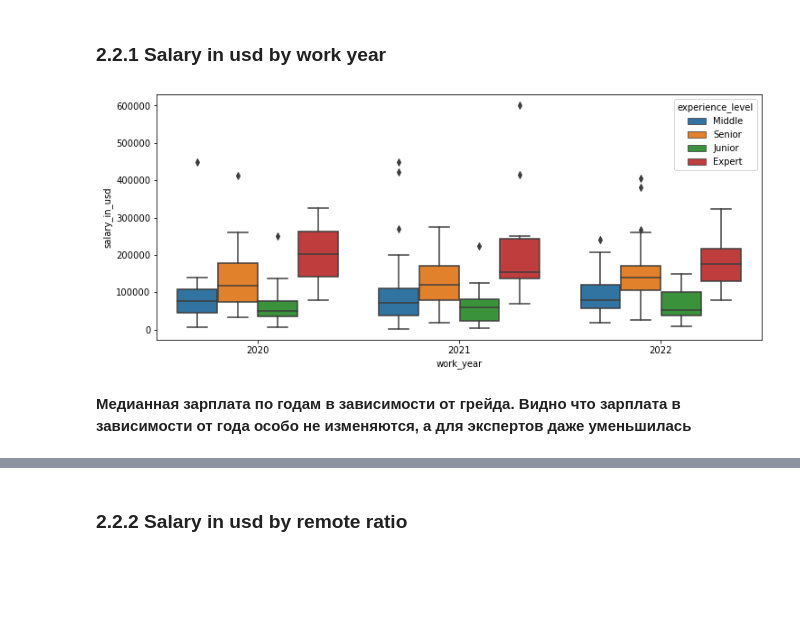
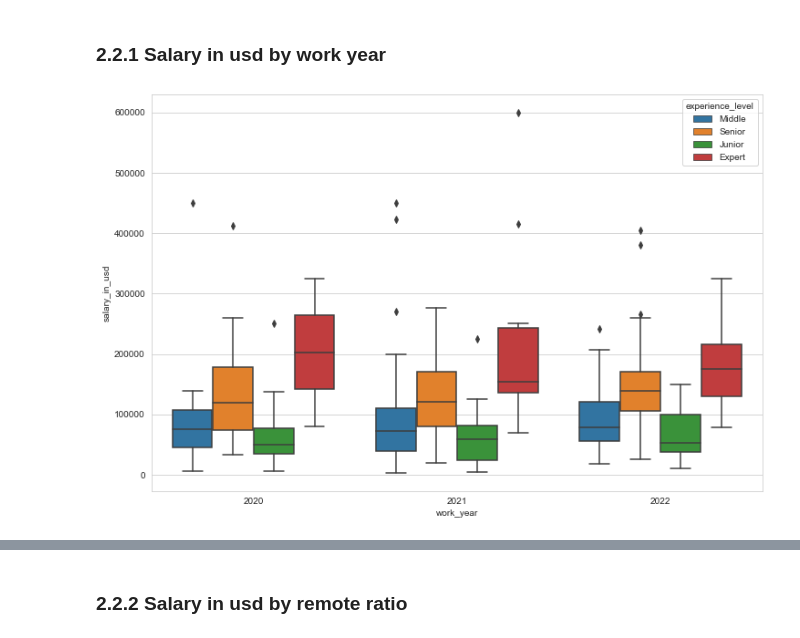
Before and after one commit to Igorm525/DA_projects, a Jupyter notebook: salaries_in_DS.ipynb, the cells around one changed output, grey strips where cells are left out. Cells and saved outputs as stored; diff of their text form; code cells hidden in the pictures; blank space fills up the shorter version.

```diff
--- a/salaries_in_DS.ipynb
+++ b/salaries_in_DS.ipynb
@@ -179,10 +183,9 @@ univariate_plot_1(df = salaries, x="company_location", xlabel="company_location"
 # %% [markdown]
 ### 2.2.1 Salary in usd by work year
 # %%
-plt.figure(figsize=(12,5))
+plt.figure(figsize=(12,8))
+sns.set_style("whitegrid")
 sns.boxplot(x = salaries['work_year'], y = salaries['salary_in_usd'],hue=salaries['experience_level'])
 plt.show()
 # %% [output]
-[figure, old version]
+[figure, new version]
-# %% [markdown]
-**Медианная зарплата по годам в зависимости от грейда. Видно что зарплата в зависимости от года особо не изменяются, а для экспертов даже уменьшилась**
```
Also changed, not shown: parts of 22 cells of this notebook.
